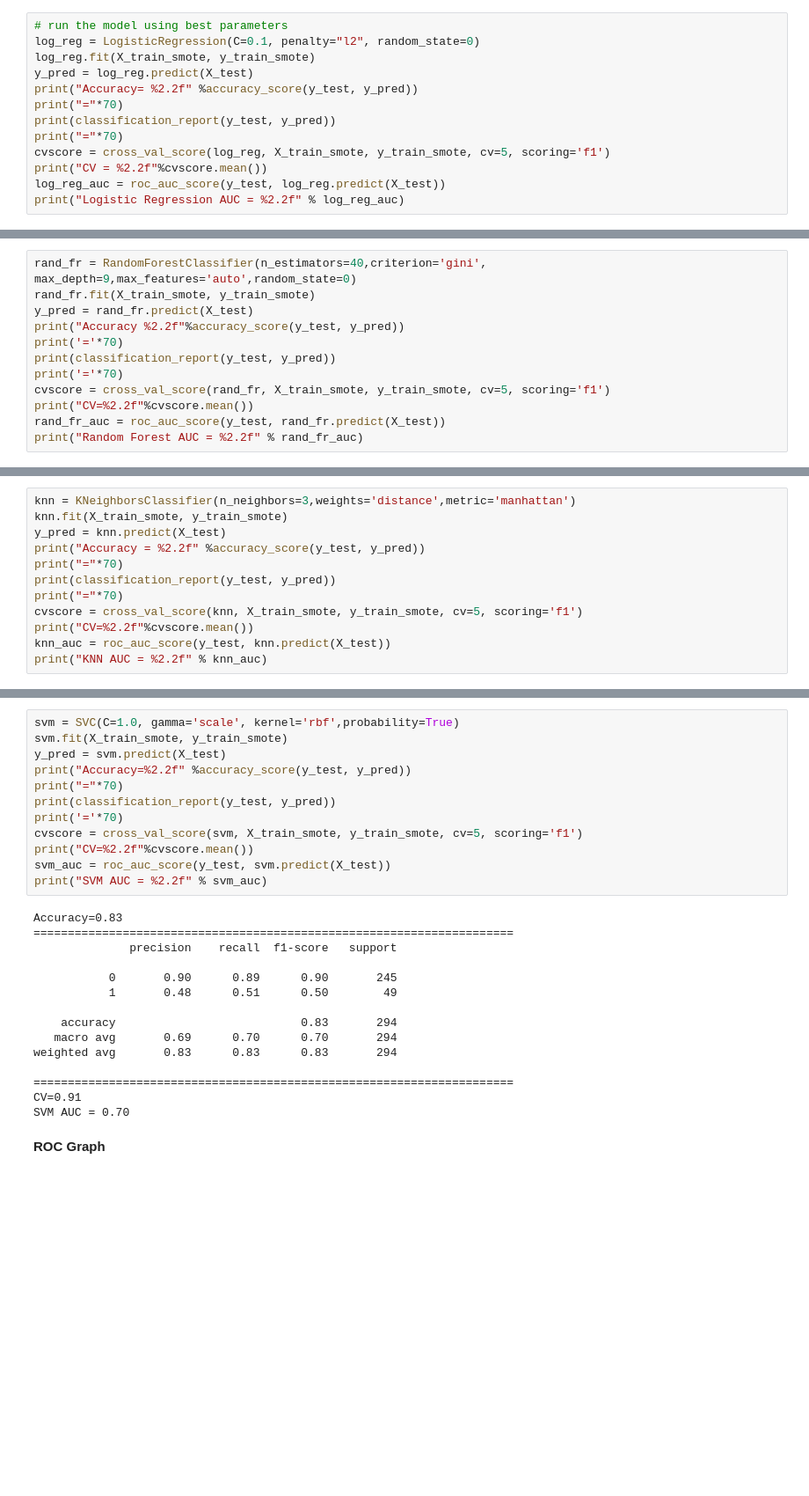
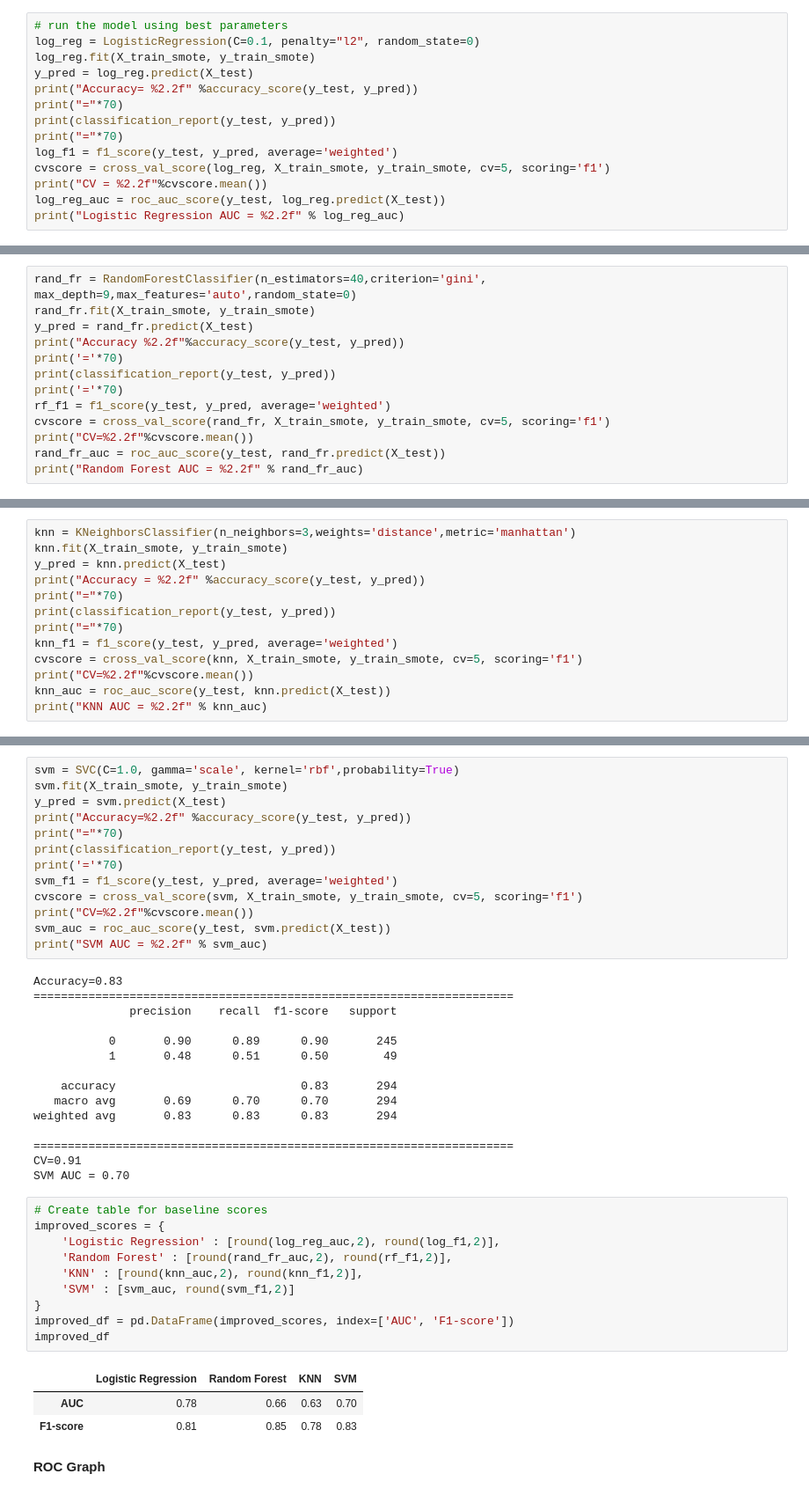
Before and after one commit to min-tee/HR-Analytics, a Jupyter notebook: HR_Analytics.ipynb, the cells around one changed output, grey strips where cells are left out. Shown at 88% size. Saved outputs shown, nothing was run; the diff lists cells and outputs as text; blank space fills up the shorter version.

```diff
--- a/HR_Analytics.ipynb
+++ b/HR_Analytics.ipynb
@@ -662,6 +673,7 @@ print("Accuracy= %2.2f" %accuracy_score(y_test, y_pred))
 print("="*70)
 print(classification_report(y_test, y_pred))
 print("="*70)
+log_f1 = f1_score(y_test, y_pred, average='weighted')
 cvscore = cross_val_score(log_reg, X_train_smote, y_train_smote, cv=5, scoring='f1')
 print("CV = %2.2f"%cvscore.mean())
 log_reg_auc = roc_auc_score(y_test, log_reg.predict(X_test))
@@ -704,6 +716,7 @@ print("Accuracy %2.2f"%accuracy_score(y_test, y_pred))
 print('='*70)
 print(classification_report(y_test, y_pred))
 print('='*70)
+rf_f1 = f1_score(y_test, y_pred, average='weighted')
 cvscore = cross_val_score(rand_fr, X_train_smote, y_train_smote, cv=5, scoring='f1')
 print("CV=%2.2f"%cvscore.mean())
 rand_fr_auc = roc_auc_score(y_test, rand_fr.predict(X_test))
@@ -744,6 +757,7 @@ print("Accuracy = %2.2f" %accuracy_score(y_test, y_pred))
 print("="*70)
 print(classification_report(y_test, y_pred))
 print("="*70)
+knn_f1 = f1_score(y_test, y_pred, average='weighted')
 cvscore = cross_val_score(knn, X_train_smote, y_train_smote, cv=5, scoring='f1')
 print("CV=%2.2f"%cvscore.mean())
 knn_auc = roc_auc_score(y_test, knn.predict(X_test))
@@ -784,6 +798,7 @@ print("Accuracy=%2.2f" %accuracy_score(y_test, y_pred))
 print("="*70)
 print(classification_report(y_test, y_pred))
 print('='*70)
+svm_f1 = f1_score(y_test, y_pred, average='weighted')
 cvscore = cross_val_score(svm, X_train_smote, y_train_smote, cv=5, scoring='f1')
 print("CV=%2.2f"%cvscore.mean())
 svm_auc = roc_auc_score(y_test, svm.predict(X_test))
@@ -803,6 +818,20 @@ weighted avg       0.83      0.83      0.83       294
 ======================================================================
 CV=0.91
 SVM AUC = 0.70
+# %%
+# Create table for baseline scores
+improved_scores = {
+    'Logistic Regression' : [round(log_reg_auc,2), round(log_f1,2)],
+    'Random Forest' : [round(rand_fr_auc,2), round(rf_f1,2)],
+    'KNN' : [round(knn_auc,2), round(knn_f1,2)],
+    'SVM' : [svm_auc, round(svm_f1,2)]
+}
+improved_df = pd.DataFrame(improved_scores, index=['AUC', 'F1-score'])
+improved_df
+# %% [output]
+|  | Logistic Regression | Random Forest | KNN | SVM |
+| AUC | 0.78 | 0.66 | 0.63 | 0.70 |
+| F1-score | 0.81 | 0.85 | 0.78 | 0.83 |
 # %% [markdown]
 **ROC Graph**
 # %%
```
Also changed, not shown: parts of 24 cells of this notebook.
